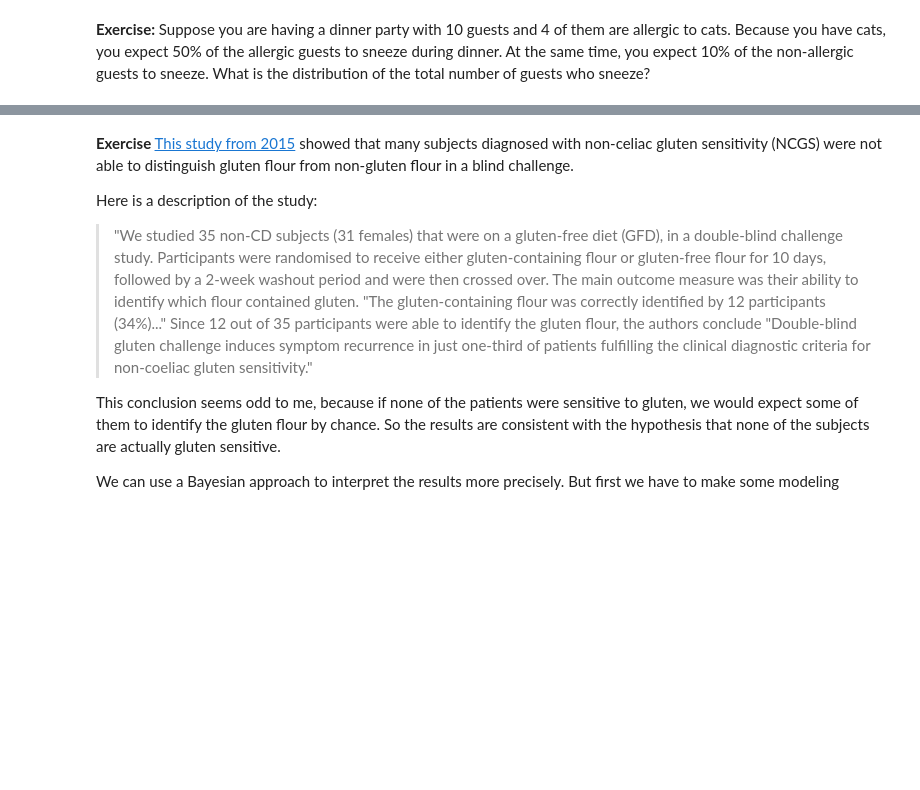
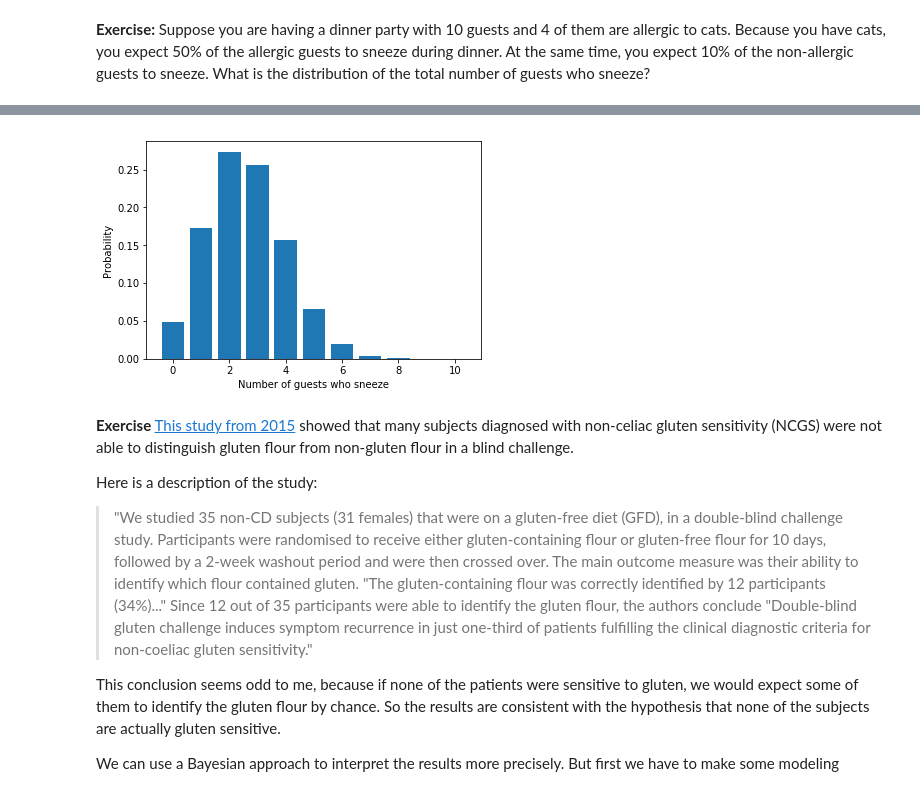
Before and after one commit to alexklibisz/exercises, a Jupyter notebook: think-bayes/chap05.ipynb, the cells around one changed output, grey strips where cells are left out. Cells and saved outputs as stored; diff of their text form; code cells hidden in the pictures; blank space fills up the shorter version.

```diff
--- a/think-bayes/chap05.ipynb
+++ b/think-bayes/chap05.ipynb
@@ -576,3 +591,24 @@ thinkplot.Hist(pmf)
+# %%
+# Solved analytically.
+# Compute a mixture from the two types of guests (allergic, non-allergic),
+# weighted by the number of each type.
+# Then compute the PMF for each of the possible numbers of guests that will
+# sneeze: [0, 1, ... 10].
+
+mix_pmf = mtb.PMF.from_mixture([
+    (mtb.PMF(['sneeze', 'no-sneeze'], [0.1, 0.9]), 6),
+    (mtb.PMF(['sneeze', 'no-sneeze'], [0.5, 0.5]), 4)
+])
+
+sums = range(n_guests + 1)
+probs = scipy.stats.binom(n=10, p=mix_pmf['sneeze']).pmf(sums)
+sum_pmf = mtb.PMF(sums, probs)
+plt.bar(sum_pmf.hypos, sum_pmf.probs)
+plt.xlabel('Number of guests who sneeze')
+plt.ylabel('Probability')
+plt.show()
+# %% [output]
+[figure, added]
 # %% [markdown]
 **Exercise** [This study from 2015](http://onlinelibrary.wiley.com/doi/10.1111/apt.13372/full) showed that many subjects diagnosed with non-celiac gluten sensitivity (NCGS) were not able to distinguish gluten flour from non-gluten flour in a blind challenge.
 
```
Also changed, not shown: parts of 23 cells of this notebook, 1 other file.
